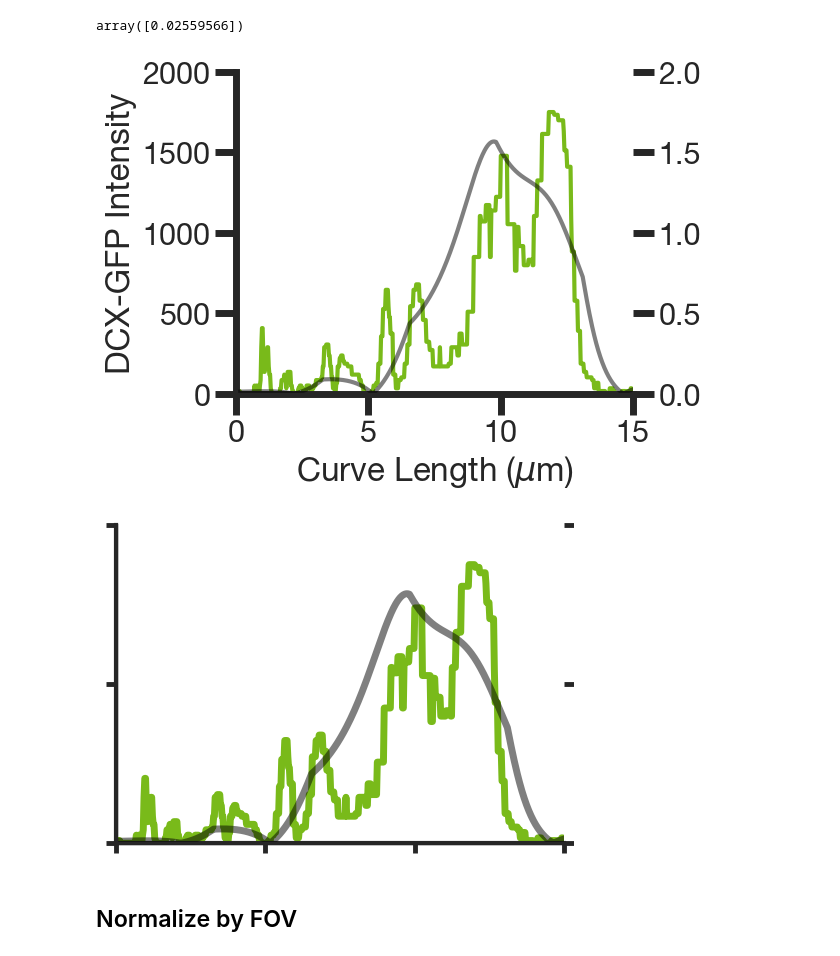
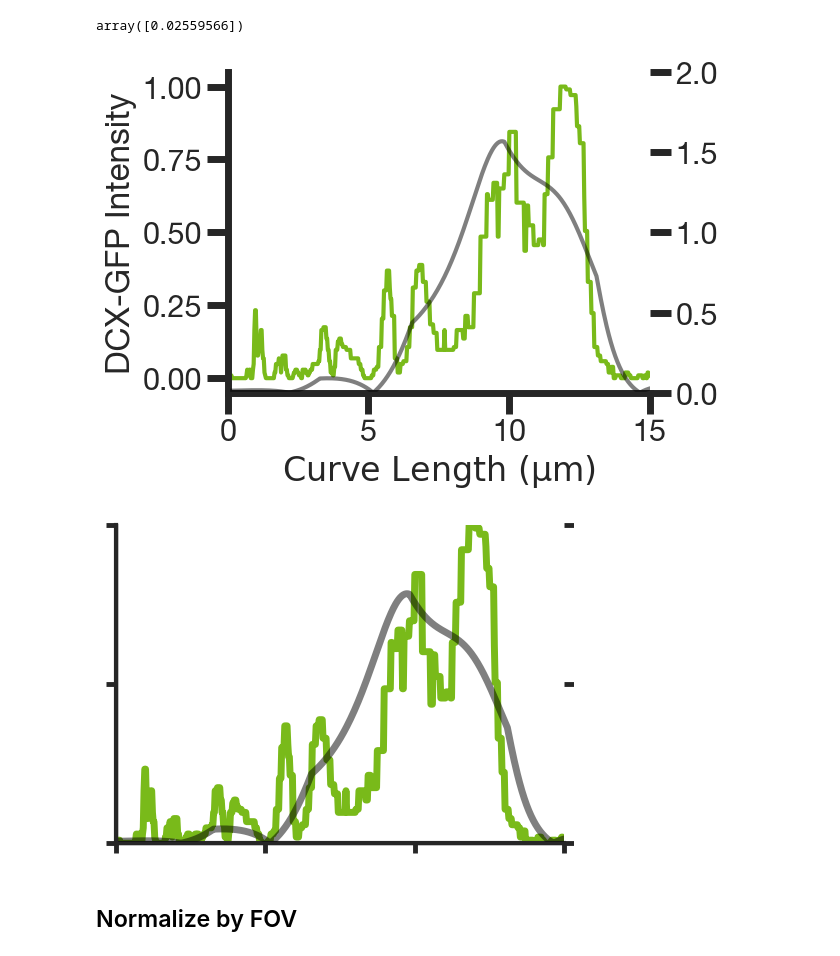
Before and after one commit to sofiacruzt/sofia-brouhardlab, a Jupyter notebook: curvature_taxol/curvature.ipynb, the cells around one changed output. Cells and saved outputs as stored; diff of their text form; code cells hidden in the pictures.

```diff
--- a/curvature_taxol/curvature.ipynb
+++ b/curvature_taxol/curvature.ipynb
@@ -310,6 +289,6 @@ def single_curve(data,date,ch,filename,curvename):
                 ]
     return singlecurve
 # %%
-singlecurve = single_curve(analze_data,'2023-04-05',5,'7-Stack_final_amplified','CURVE 1')
+singlecurve = single_curve(joindata,'2023-04-05',5,'7-Stack_final_amplified','CURVE 1')
 singlecurve
 # %% [output]
@@ -382,7 +363,7 @@ See the caveats in the documentation: https://pandas.pydata.org/pandas-docs/stab
 # %%
 
 curve_len = pd.unique(singlecurve['Curve Length (um)'].values)
-kappa_len = len(data['Green Intensity'].values)
+kappa_len = len(singlecurve['Green Intensity'].values)
 point_len = curve_len / kappa_len
 point_len
 # %% [output]
@@ -392,39 +373,39 @@ array([0.02559566])
 
 fig, ax = plt.subplots(1,1,figsize=(6.67,5))
 ax2 = ax.twinx()
 
 #x = data['Point Curvature (um-1)'].values
-x = range(0,len(data['Green Intensity'].values)) * point_len
+x = range(0,len(singlecurve['Green Intensity Normalized'].values)) * point_len
 y = singlecurve['Point Curvature (um-1)'].values
-mean = singlecurve['Green Intensity'].values
+mean = singlecurve['Green Intensity Normalized'].values
 # std = singlecurve['Green Intensity Rolling std'].values
 
 ax2.plot(x, y, color=black, alpha=0.5)
 ax.plot(x, mean, color=green)
 
-# plt.fill_between(x, mean - std, mean + std, color=snsblue, alpha=0.2)
+
 
 ax.set_ylabel('DCX-GFP Intensity')
 ax.set_xlabel('Curve Length (' r'$\mu$' 'm)'  )
 ax.set_xlim(0,15)
-ax.set_ylim(0,2000)
+# ax.set_ylim(0,2000)
 ax2.set_ylim(0,2)
 ax.set_xticks(np.arange(0, 15.1, 5))
 
 sns.set_style("ticks")
 sns.despine()
 ax.spines['left'].set_lw(5)
 
 ax.spines['bottom'].set_lw(5)
 ax.tick_params(axis='both', width = 5, length = 15)
 ax2.tick_params(axis='both', width = 5, length = 15)
 sns.set_context("poster", font_scale=1, rc={"lines.linewidth":3.0})
 
 plt.tight_layout()
 sns.set_style({'font.family':'Helvetica Neue LT Std', 'font.serif':'Helvetica Neue LT Std'})
-plt.savefig(path/('curvature_dcx_'+date_today+'.pdf'))
+# plt.savefig(path/('curvature_dcx_'+date_today+'.pdf'))
 # %% [output]
-[figure, old version]
+[figure, new version]
 # %%
 #data = data.sort_values(by=['Point Curvature (um-1)'])
 
@@ -432,9 +413,9 @@ fig, ax = plt.subplots(1,1,figsize=(5.3,4))
 ax2 = ax.twinx()
 
 #x = data['Point Curvature (um-1)'].values
-x = range(0,len(data['Green Intensity'].values)) * point_len
+x = range(0,len(singlecurve['Green Intensity Normalized'].values)) * point_len
 y = singlecurve['Point Curvature (um-1)'].values
-mean = singlecurve['Green Intensity'].values
+mean = singlecurve['Green Intensity Normalized'].values
 # std = singlecurve['Green Intensity Rolling std'].values
 
 ax2.plot(x, y, color=black, alpha=0.5,linewidth=5)
@@ -448,10 +429,10 @@ ax.set_yticklabels([])
 ax2.set_yticklabels([])
 ax.set_xticklabels([])
 ax.set_xlim(0,15)
-ax.set_ylim(0,2000)
+ax.set_ylim(0,1)
 ax2.set_ylim(0,2)
 ax.set_xticks(np.arange(0, 15.1, 5))
-ax.set_yticks(np.arange(0, 2000.1, 1000))
+ax.set_yticks(np.arange(0, 1.1, 0.5))
 ax2.set_yticks(np.arange(0, 2.1, 1))
 
 
@@ -468,7 +449,7 @@ plt.tight_layout()
 sns.set_style({'font.family':'Helvetica Neue LT Std', 'font.serif':'Helvetica Neue LT Std'})
 plt.savefig(path/('curvature_dcx_'+date_today+'.pdf'))
 # %% [output]
-[figure, old version]
+[figure, new version]
 # %% [markdown]
 ## Normalize by FOV ##
 # %%
```
Also changed, not shown: parts of 12 cells of this notebook, 2 other files.
